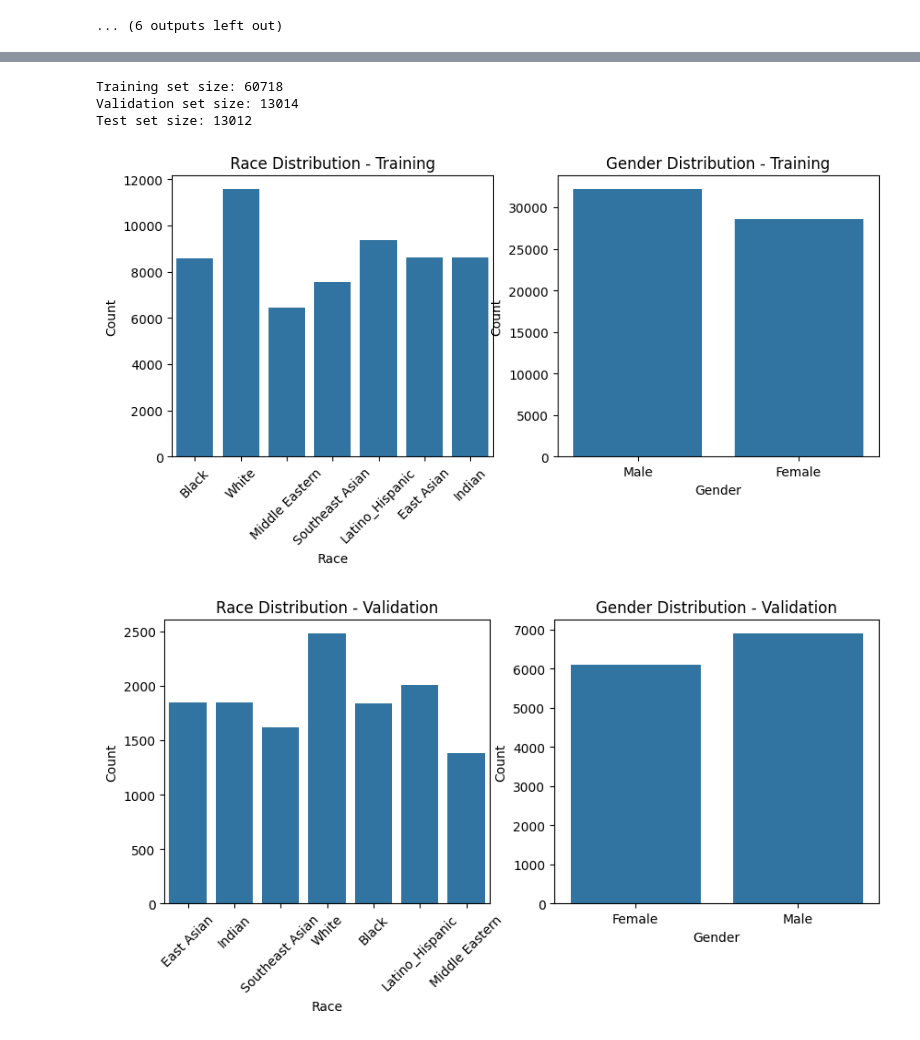
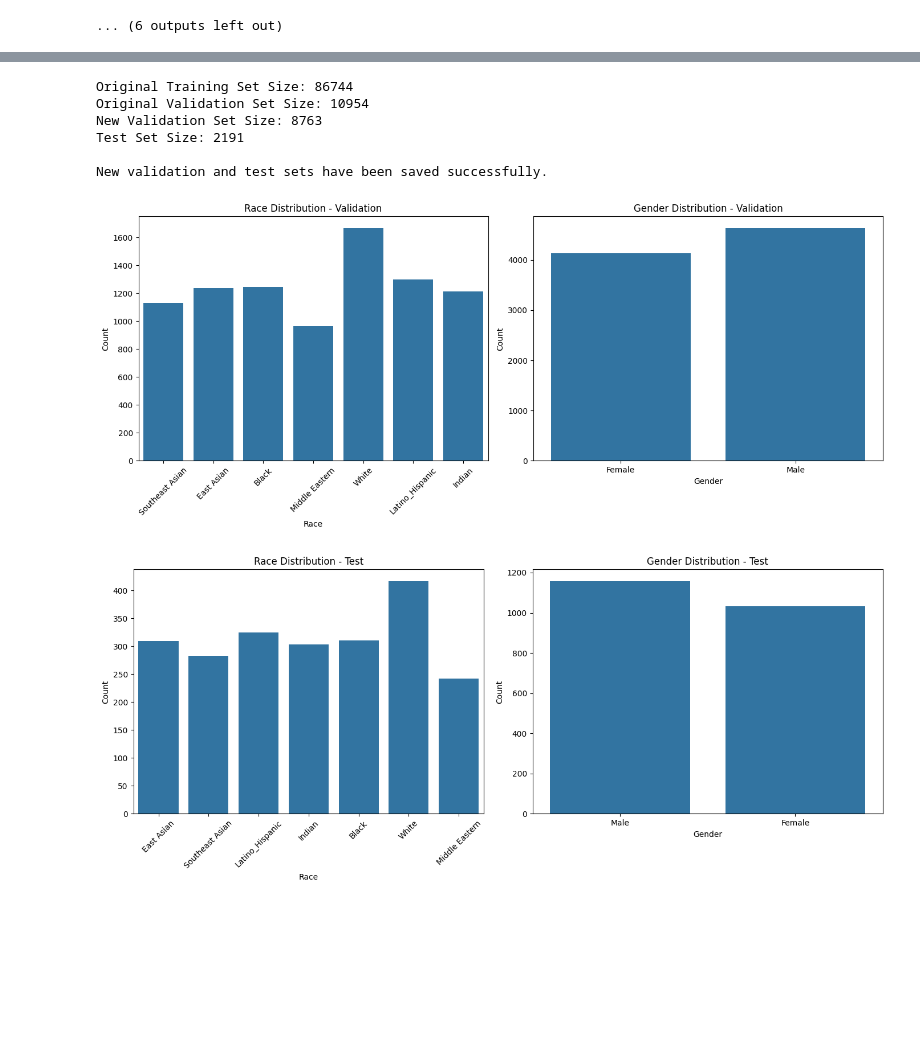
Before and after one commit to arajshah/Fairness_in_Face_Classification, a Jupyter notebook: notebooks/2_Data_Exploration.ipynb, the cells around one changed output, grey strips where cells are left out. Cells and saved outputs as stored; diff of their text form; code cells hidden in the pictures; blank space fills up the shorter version.

Commit message:
Stratifying data and checking for distribution consistency

```diff
--- a/notebooks/2_Data_Exploration.ipynb
+++ b/notebooks/2_Data_Exploration.ipynb
@@ -149,40 +149,67 @@ df_val['gender_encoded'] = df_val['gender'].map(gender_mapping)
 # %%
 from sklearn.model_selection import train_test_split
 
-# First, split into train+val and test
-train_val_df, test_df = train_test_split(df, test_size=0.15, stratify=df[['race_encoded', 'gender_encoded']], random_state=42)
+# Define the test size (e.g., 20% of the original validation set)
+test_size = 0.2
 
-# Then, split train_val into train and val
-train_df, val_df = train_test_split(train_val_df, test_size=0.1765, stratify=train_val_df[['race_encoded', 'gender_encoded']], random_state=42)  # 0.1765 x 0.85 ≈ 0.15
+# Perform the split with stratification to maintain label distributions
+df_val_new, df_test = train_test_split(
+    df_val,
+    test_size=test_size,
+    stratify=df_val[['race_encoded', 'gender_encoded']],
+    random_state=42
+)
 
-# Verify the splits
-print(f"Training set size: {len(train_df)}")
-print(f"Validation set size: {len(val_df)}")
-print(f"Test set size: {len(test_df)}")
+# Reset indices
+df_val_new.reset_index(drop=True, inplace=True)
+df_test.reset_index(drop=True, inplace=True)
 
-# Check distribution in each split
-def plot_distribution(split_df, split_name):
-    plt.figure(figsize=(10,4))
-    plt.subplot(1,2,1)
-    sns.countplot(data=split_df, x='race')
+# Verify the sizes
+print(f"Original Training Set Size: {len(df_train)}")
+print(f"Original Validation Set Size: {len(df_val)}")
+print(f"New Validation Set Size: {len(df_val_new)}")
+print(f"Test Set Size: {len(df_test)}")
+
+# 2.3.3 Save the New Splits as Separate CSV Files
+df_val_new.to_csv('../data/fairface_label_val_encoded.csv', index=False)
+df_test.to_csv('../data/fairface_label_test_encoded.csv', index=False)
+
+print("\nNew validation and test sets have been saved successfully.")
+
+# 2.3.4 Visualize the Distributions in the New Splits
+
+def plot_distribution(df, split_name):
+    plt.figure(figsize=(14,6))
+
+    # Race Distribution
+    plt.subplot(1, 2, 1)
+    sns.countplot(data=df, x='race')
     plt.title(f'Race Distribution - {split_name}')
     plt.xlabel('Race')
     plt.ylabel('Count')
     plt.xticks(rotation=45)
 
-    plt.subplot(1,2,2)
-    sns.countplot(data=split_df, x='gender')
+    # Gender Distribution
+    plt.subplot(1, 2, 2)
+    sns.countplot(data=df, x='gender')
     plt.title(f'Gender Distribution - {split_name}')
     plt.xlabel('Gender')
     plt.ylabel('Count')
+
+    plt.tight_layout()
     plt.show()
 
-plot_distribution(train_df, 'Training')
-plot_distribution(val_df, 'Validation')
-plot_distribution(test_df, 'Test')
+# Plot distributions for the new Validation Set
+plot_distribution(df_val_new, 'Validation')
+
+# Plot distributions for the Test Set
+plot_distribution(df_test, 'Test')
 # %% [output]
-Training set size: 60718
-Validation set size: 13014
-Test set size: 13012
+Original Training Set Size: 86744
+Original Validation Set Size: 10954
+New Validation Set Size: 8763
+Test Set Size: 2191
+
+New validation and test sets have been saved successfully.
-[figure, old version]
+[figure, new version]
-[figure, old version]
+[figure, new version]
```
Also changed, not shown: parts of 4 cells of this notebook.
